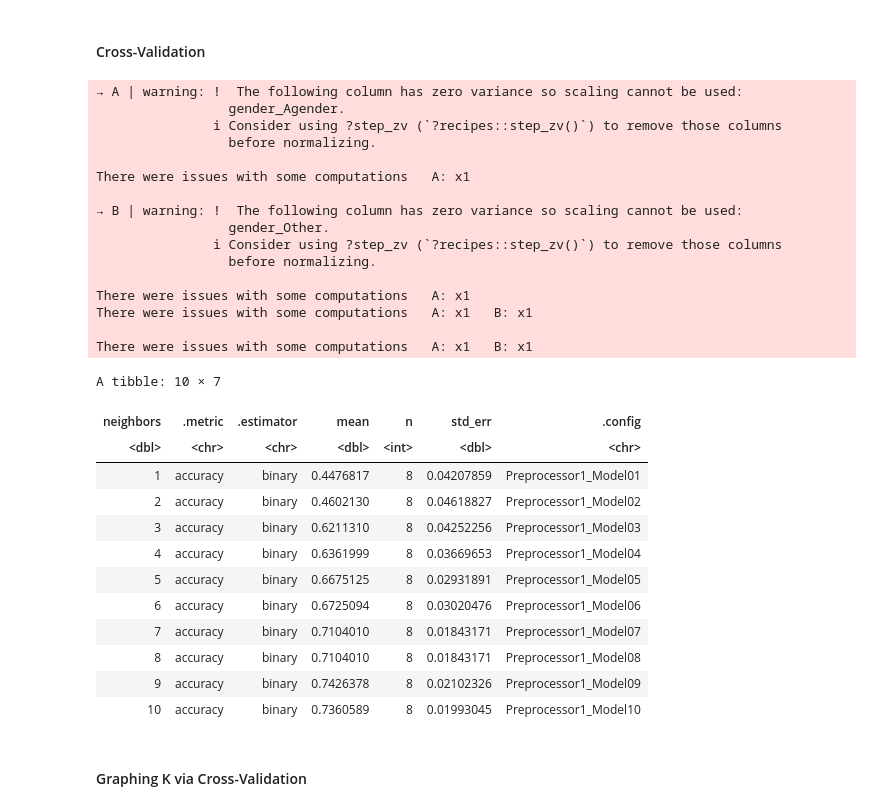
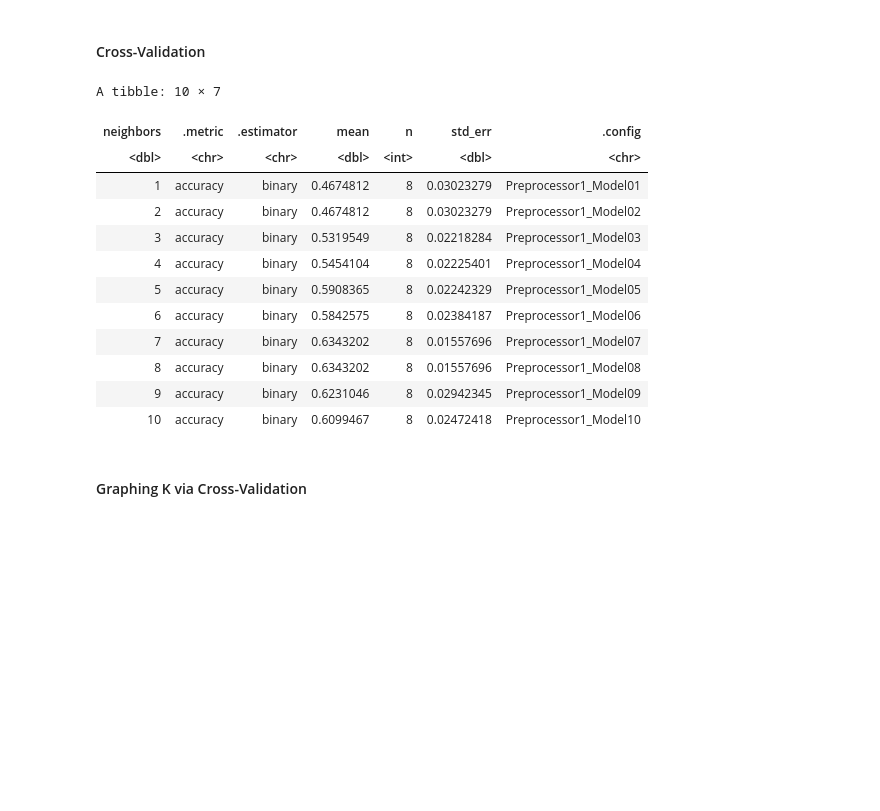
Before and after one commit to RealBabyPotato/DSCI-100-Final-Project, a Jupyter notebook: FinalProject.ipynb, the cells around one changed output. Drawn from its saved outputs; the diff is of its cells as text; code cells hidden in the pictures; blank space fills up the shorter version.

```diff
--- a/FinalProject.ipynb
+++ b/FinalProject.ipynb
@@ -84,10 +95,8 @@ A tibble: 2 × 2
 <h3>Wrangling the Data for Analysis</h3>
 # %%
 players <- players_raw |>
-    select(subscribe, played_hours, Age, gender) |>
-    mutate(
-        subscribe = as_factor(subscribe),
-        gender = as_factor(gender))
+    select(subscribe, played_hours, Age) |>
+    mutate(subscribe = as_factor(subscribe))
 
 glimpse(players)
 # %% [output]
@@ -192,47 +215,30 @@ knn_workflow <- workflow() |>
 # %%
 players_vfold <- vfold_cv(players_train, v = 8, strata = subscribe)
 
 k_grid <- tibble(neighbors = seq(1, 30, by = 1))
 
 knn_tune_results <- knn_workflow |>
     tune_grid(resamples = players_vfold, grid = k_grid) |>
     collect_metrics()
 
 accuracies <- knn_tune_results |>
-    filter(.metric == "accuracy") |>
-    head(10)
+    filter(.metric == "accuracy")
 
-accuracies
+head(accuracies, 10)
 # %% [output]
-→ A | warning: !  The following column has zero variance so scaling cannot be used:
-                 gender_Agender.
-               ℹ Consider using ?step_zv (`?recipes::step_zv()`) to remove those columns
-                 before normalizing.
-
-There were issues with some computations   A: x1
-
-→ B | warning: !  The following column has zero variance so scaling cannot be used:
-                 gender_Other.
-               ℹ Consider using ?step_zv (`?recipes::step_zv()`) to remove those columns
-                 before normalizing.
-
-There were issues with some computations   A: x1
-There were issues with some computations   A: x1   B: x1
-
-There were issues with some computations   A: x1   B: x1
+A tibble: 10 × 7
-A tibble: 10 × 7
 | neighbors | .metric | .estimator | mean | n | std_err | .config |
 | <dbl> | <chr> | <chr> | <dbl> | <int> | <dbl> | <chr> |
-| 1 | accuracy | binary | 0.4476817 | 8 | 0.04207859 | Preprocessor1_Model01 |
-| 2 | accuracy | binary | 0.4602130 | 8 | 0.04618827 | Preprocessor1_Model02 |
-| 3 | accuracy | binary | 0.6211310 | 8 | 0.04252256 | Preprocessor1_Model03 |
-| 4 | accuracy | binary | 0.6361999 | 8 | 0.03669653 | Preprocessor1_Model04 |
-| 5 | accuracy | binary | 0.6675125 | 8 | 0.02931891 | Preprocessor1_Model05 |
-| 6 | accuracy | binary | 0.6725094 | 8 | 0.03020476 | Preprocessor1_Model06 |
-| 7 | accuracy | binary | 0.7104010 | 8 | 0.01843171 | Preprocessor1_Model07 |
-| 8 | accuracy | binary | 0.7104010 | 8 | 0.01843171 | Preprocessor1_Model08 |
-| 9 | accuracy | binary | 0.7426378 | 8 | 0.02102326 | Preprocessor1_Model09 |
-| 10 | accuracy | binary | 0.7360589 | 8 | 0.01993045 | Preprocessor1_Model10 |
+| 1 | accuracy | binary | 0.4674812 | 8 | 0.03023279 | Preprocessor1_Model01 |
+| 2 | accuracy | binary | 0.4674812 | 8 | 0.03023279 | Preprocessor1_Model02 |
+| 3 | accuracy | binary | 0.5319549 | 8 | 0.02218284 | Preprocessor1_Model03 |
+| 4 | accuracy | binary | 0.5454104 | 8 | 0.02225401 | Preprocessor1_Model04 |
+| 5 | accuracy | binary | 0.5908365 | 8 | 0.02242329 | Preprocessor1_Model05 |
+| 6 | accuracy | binary | 0.5842575 | 8 | 0.02384187 | Preprocessor1_Model06 |
+| 7 | accuracy | binary | 0.6343202 | 8 | 0.01557696 | Preprocessor1_Model07 |
+| 8 | accuracy | binary | 0.6343202 | 8 | 0.01557696 | Preprocessor1_Model08 |
+| 9 | accuracy | binary | 0.6231046 | 8 | 0.02942345 | Preprocessor1_Model09 |
+| 10 | accuracy | binary | 0.6099467 | 8 | 0.02472418 | Preprocessor1_Model10 |
 # %% [markdown]
 <h4> Graphing K via Cross-Validation </h4>
 # %%
```
Also changed, not shown: parts of 11 cells of this notebook.
